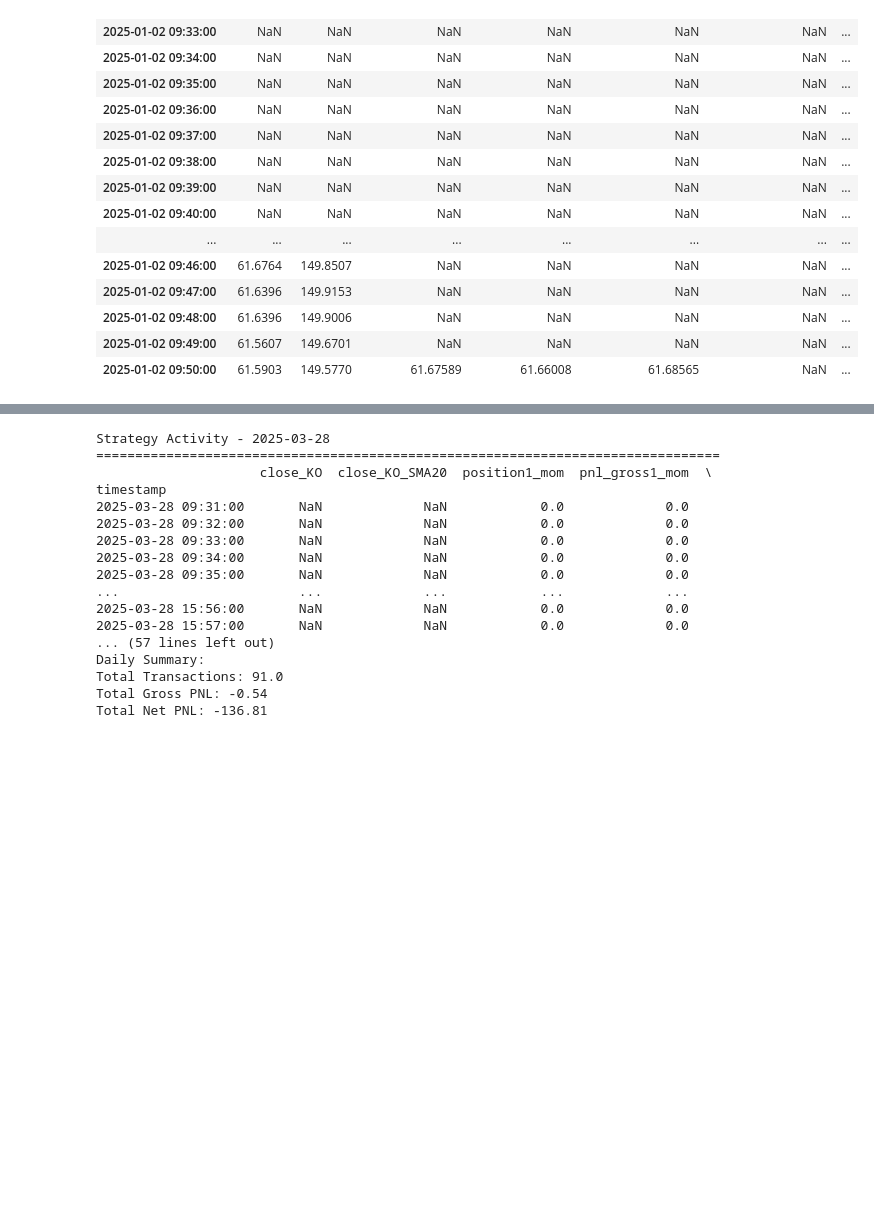
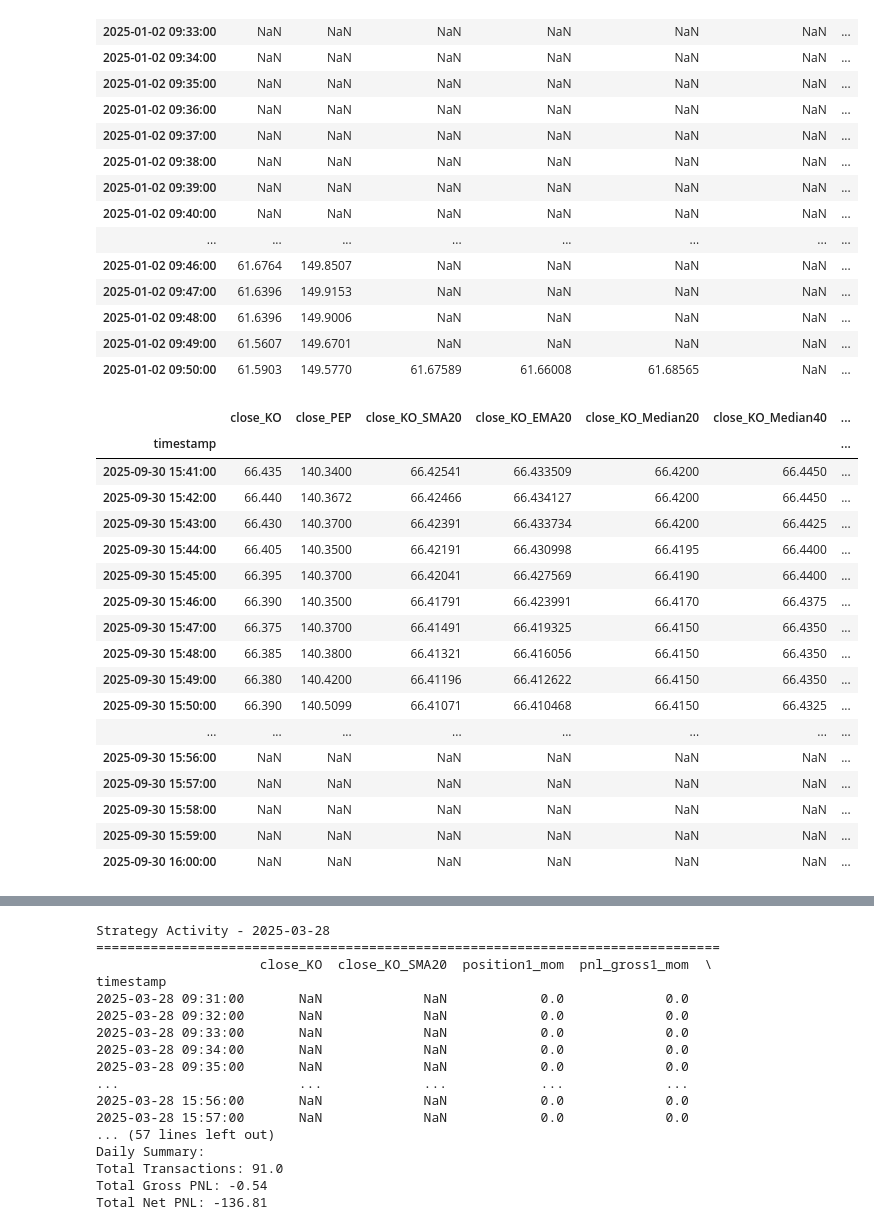
Before and after one commit to AliceBan111/HFD_HW-Project, a Jupyter notebook: HW6/HW6.ipynb, the cells around one changed output, grey strips where cells are left out. Cells and saved outputs as stored; diff of their text form; code cells hidden in the pictures; blank space fills up the shorter version.

```diff
--- a/HW6/HW6.ipynb
+++ b/HW6/HW6.ipynb
@@ -51,11 +51,31 @@ cond1_mom_long = dataUSA_KO_PEP['close_KO'].shift(1) > dataUSA_KO_PEP['close_KO_
 # %%
 lagprice_nonmiss = dataUSA_KO_PEP['close_KO'].shift(1).notna()
 lagsma_nonmiss = dataUSA_KO_PEP['close_KO_SMA20'].shift(1).notna()
 
 dataUSA_KO_PEP['position1_mom'] = np.where(
         lagprice_nonmiss & lagsma_nonmiss,
         np.where(cond1_mom_long, 1, -1),
         np.nan)
+dataUSA_KO_PEP.tail(20)
+# %% [output]
+|  | close_KO | close_PEP | close_KO_SMA20 | close_KO_EMA20 | close_KO_Median20 | close_KO_Median40 | ... |
+| timestamp |  |  |  |  |  |  | ... |
+| 2025-09-30 15:41:00 | 66.435 | 140.3400 | 66.42541 | 66.433509 | 66.4200 | 66.4450 | ... |
+| 2025-09-30 15:42:00 | 66.440 | 140.3672 | 66.42466 | 66.434127 | 66.4200 | 66.4450 | ... |
+| 2025-09-30 15:43:00 | 66.430 | 140.3700 | 66.42391 | 66.433734 | 66.4200 | 66.4425 | ... |
+| 2025-09-30 15:44:00 | 66.405 | 140.3500 | 66.42191 | 66.430998 | 66.4195 | 66.4400 | ... |
+| 2025-09-30 15:45:00 | 66.395 | 140.3700 | 66.42041 | 66.427569 | 66.4190 | 66.4400 | ... |
+| 2025-09-30 15:46:00 | 66.390 | 140.3500 | 66.41791 | 66.423991 | 66.4170 | 66.4375 | ... |
+| 2025-09-30 15:47:00 | 66.375 | 140.3700 | 66.41491 | 66.419325 | 66.4150 | 66.4350 | ... |
+| 2025-09-30 15:48:00 | 66.385 | 140.3800 | 66.41321 | 66.416056 | 66.4150 | 66.4350 | ... |
+| 2025-09-30 15:49:00 | 66.380 | 140.4200 | 66.41196 | 66.412622 | 66.4150 | 66.4350 | ... |
+| 2025-09-30 15:50:00 | 66.390 | 140.5099 | 66.41071 | 66.410468 | 66.4150 | 66.4325 | ... |
+| ... | ... | ... | ... | ... | ... | ... | ... |
+| 2025-09-30 15:56:00 | NaN | NaN | NaN | NaN | NaN | NaN | ... |
+| 2025-09-30 15:57:00 | NaN | NaN | NaN | NaN | NaN | NaN | ... |
+| 2025-09-30 15:58:00 | NaN | NaN | NaN | NaN | NaN | NaN | ... |
+| 2025-09-30 15:59:00 | NaN | NaN | NaN | NaN | NaN | NaN | ... |
+| 2025-09-30 16:00:00 | NaN | NaN | NaN | NaN | NaN | NaN | ... |
 # %%
 dataUSA_KO_PEP.loc[
     dataUSA_KO_PEP.between_time("09:30", "09:45").index,
```
Also changed, not shown: parts of 4 cells of this notebook.
